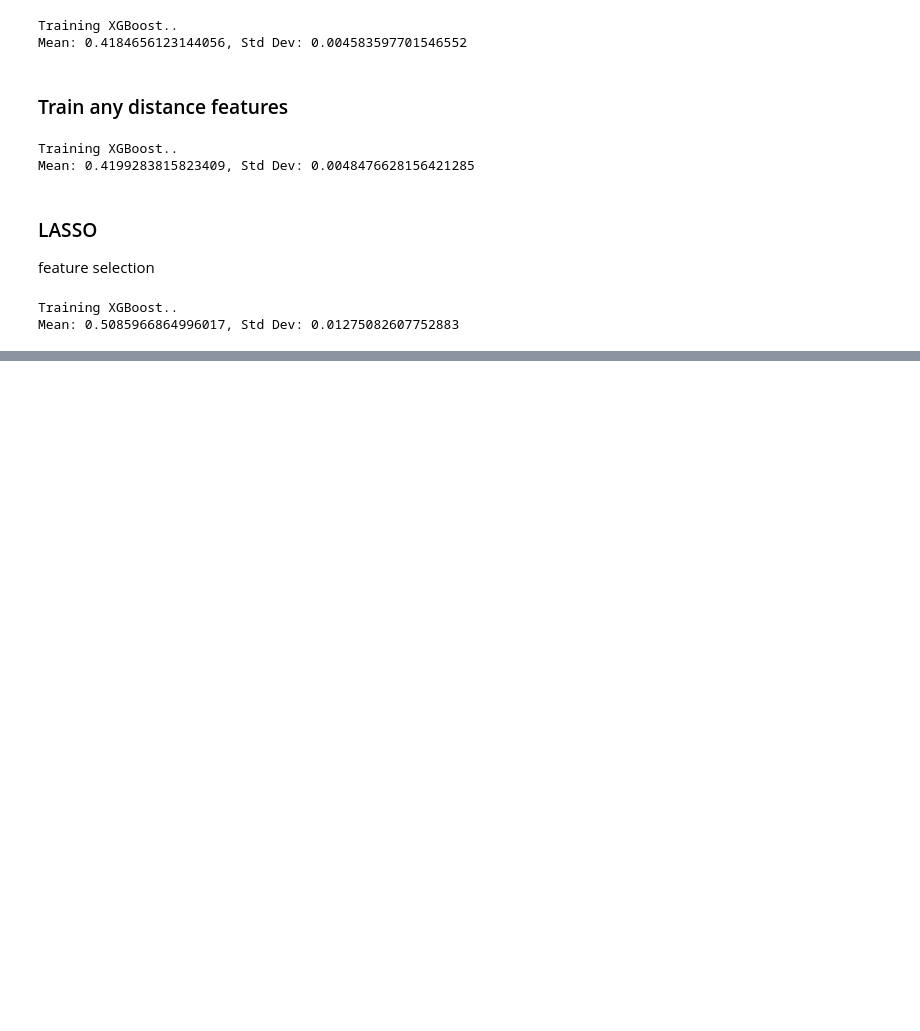
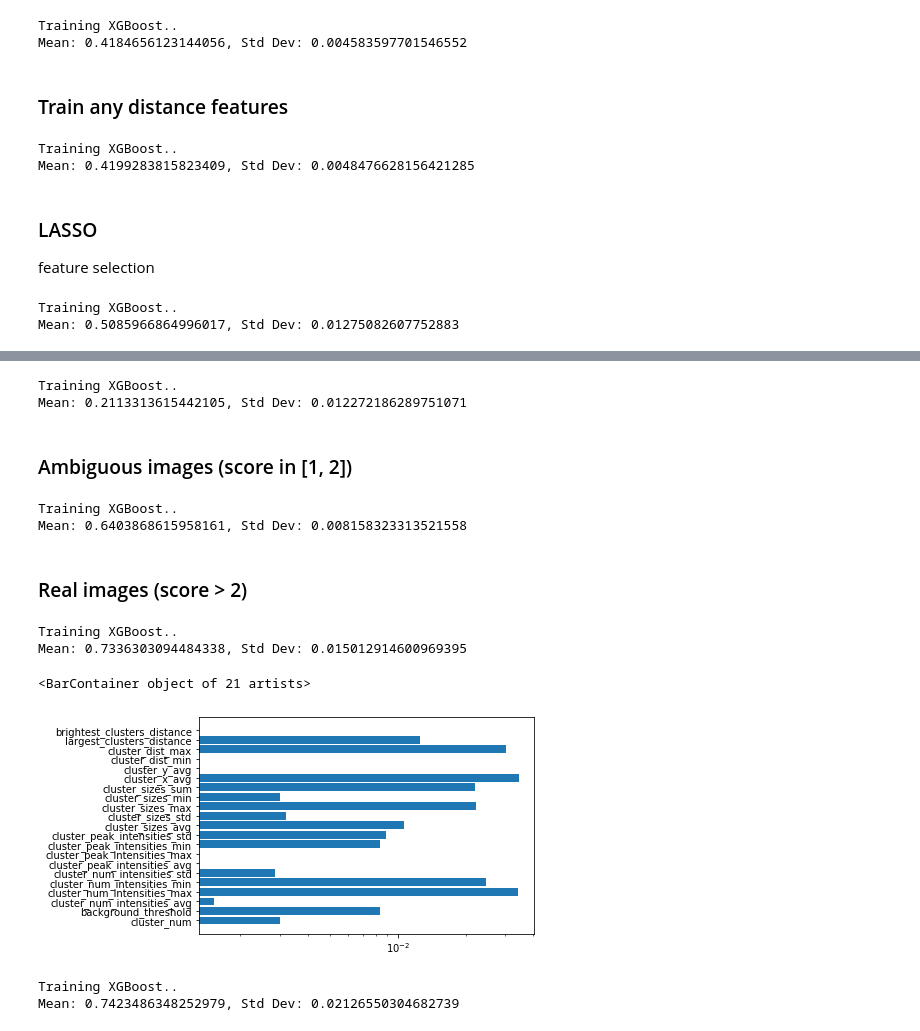
Before and after one commit to Simeonedef/Galaxy-Image-Gen, a Jupyter notebook: Notebooks/baseline_reg.ipynb, the cells around one changed output, grey strips where cells are left out. Drawn from its saved outputs; the diff is of its cells as text; code cells hidden in the pictures; blank space fills up the shorter version.

Commit message:
Experiments with how the regressor performs on real vs fake images

```diff
--- a/Notebooks/baseline_reg.ipynb
+++ b/Notebooks/baseline_reg.ipynb
@@ -60,7 +60,7 @@ train_X.head(10)
 | 9 | 35.0 | 1.0 | 14.468375 | 5.407714e+02 | 2.240000e+02 | ... |
 10 rows × 21 columns
 # %%
-def train_with_features(X, features, rf=True, svm=True, xgb=True, feature_selection=True):
+def train_with_features(X, y, features, rf=True, svm=True, xgb=True, feature_selection=True):
     assert len(features) > 0
     assert type(features[0]) == str
 
@@ -70,7 +70,7 @@ def train_with_features(X, features, rf=True, svm=True, xgb=True, feature_select
         X = X
     scaler = StandardScaler()
     X_scaled = scaler.fit_transform(X)
-    y_scaled = scaler.fit_transform(train_y)
+    y_scaled = scaler.fit_transform(y)
 
     if rf:
         print("Training Random Forest..")
@@ -135,0 +138,11 @@ Mean: 0.5085966864996017, Std Dev: 0.01275082607752883
+# %%
+fake_y_mask = train_y.score < 1.0  # look at images to decide a good threshold
+ambiguous_y_mask = (train_y.score >= 1.0) & (train_y.score <= 2)
+fake_y = train_y[fake_y_mask]
+fake_X = train_X[fake_y_mask]
+ambiguous_y = train_y[ambiguous_y_mask]
+ambiguous_X = train_X[ambiguous_y_mask]
+real_y = train_y[~(fake_y_mask | ambiguous_y_mask)]
+real_X = train_X[~(fake_y_mask | ambiguous_y_mask)]
+
+fake_y.shape, ambiguous_y.shape, real_y.shape, fake_X.shape, ambiguous_X.shape, real_X.shape
@@ -135,0 +153,35 @@ Mean: 0.5085966864996017, Std Dev: 0.01275082607752883
+# %%
+# filtered_X = fake_X.drop(columns=['largest_clusters_distance', 'brightest_clusters_distance'])
+train_with_features(fake_X, fake_y, 'all', rf=False, svm=False)
+# %% [output]
+Training XGBoost..
+Mean: 0.2113313615442105, Std Dev: 0.012272186289751071
+# %% [markdown]
+### Ambiguous images (score in [1, 2])
+# %%
+train_with_features(ambiguous_X, ambiguous_y, 'all', rf=False, svm=False)
+# %% [output]
+Training XGBoost..
+Mean: 0.6403868615958161, Std Dev: 0.008158323313521558
+# %% [markdown]
+### Real images (score > 2)
+# %%
+train_with_features(real_X, real_y, 'all', rf=False, svm=False)
+# %% [output]
+Training XGBoost..
+Mean: 0.7336303094484338, Std Dev: 0.015012914600969395
+# %%
+scaler = StandardScaler()
+X = real_X.to_numpy()
+X = scaler.fit_transform(X)
+mi = mutual_info_regression(X, real_y.to_numpy())
+plt.barh(list(range(mi.shape[0])), mi, tick_label=real_X.columns.values, log=True)
+# %% [output]
+<BarContainer object of 21 artists>
+[figure, added]
+# %%
+filtered_real_X = real_X.drop(columns=['brightest_clusters_distance', 'cluster_dist_min', 'cluster_y_avg', 'cluster_peak_intensities_max', 'cluster_peak_intensities_avg', 'cluster_num_intensities_avg'])
+train_with_features(filtered_real_X, real_y, 'all', rf=False, svm=False)
+# %% [output]
+Training XGBoost..
+Mean: 0.7423486348252979, Std Dev: 0.02126550304682739
```
Also changed, not shown: parts of 6 cells of this notebook, 1 other file.
